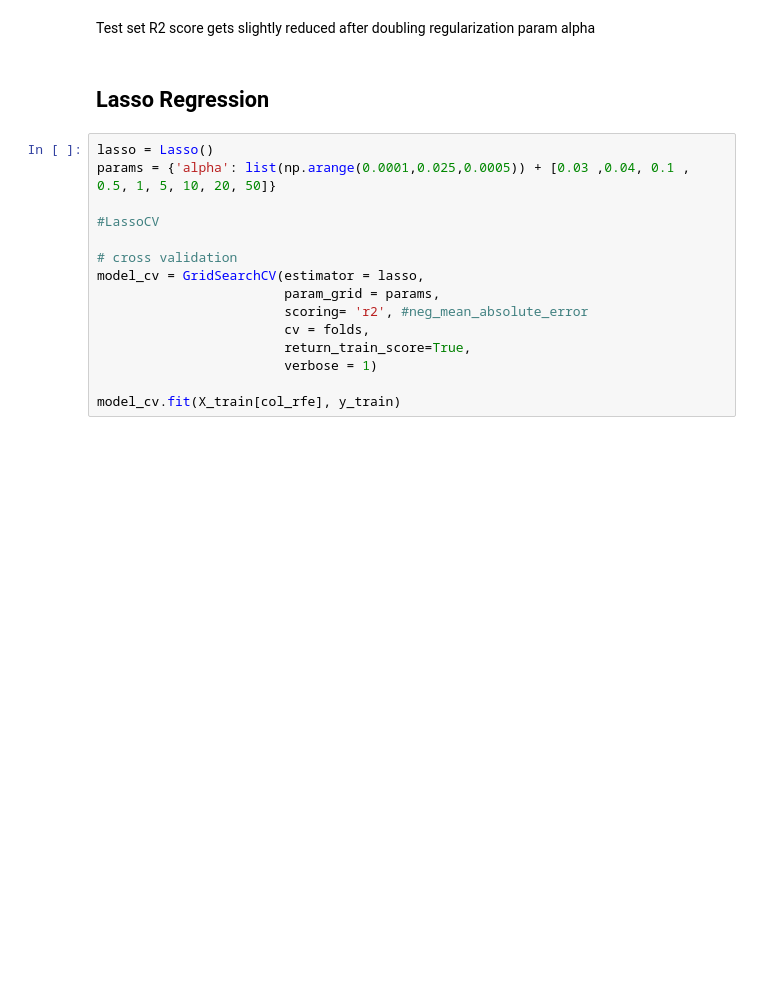
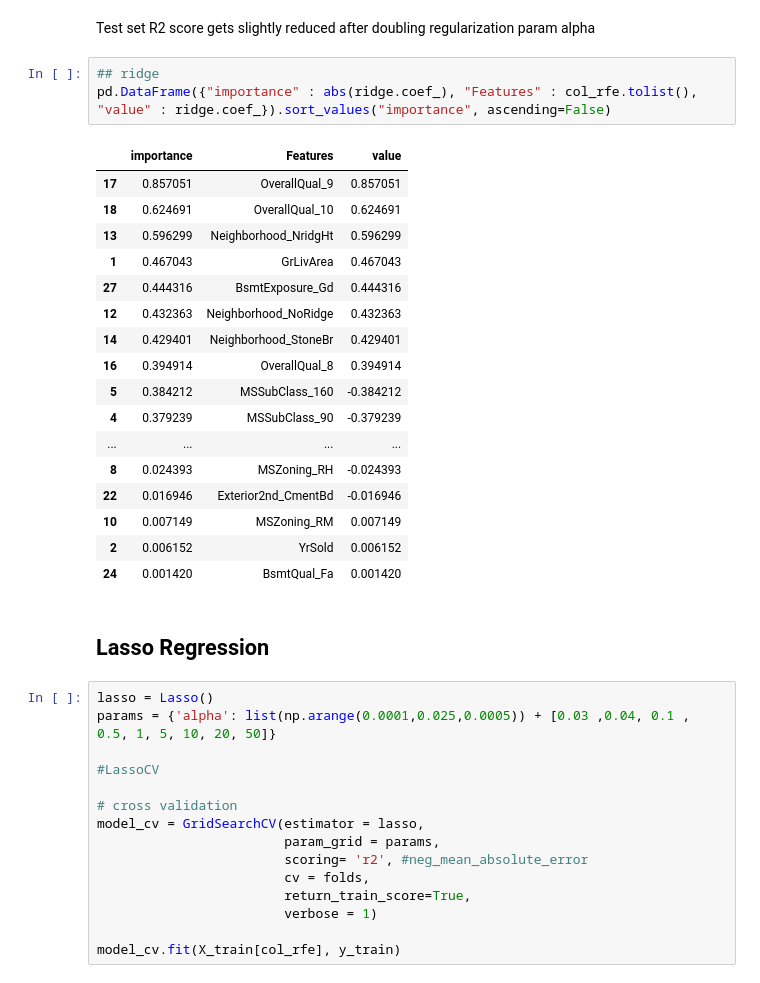
Before and after one commit to hammad7/ms, a Jupyter notebook: Housing_Price_Prediction_Advanced_Regression.ipynb, the cells around one changed output. Cells and saved outputs as stored; diff of their text form; blank space fills up the shorter version.

```diff
--- a/Housing_Price_Prediction_Advanced_Regression.ipynb
+++ b/Housing_Price_Prediction_Advanced_Regression.ipynb
@@ -812,5 +833,26 @@ Test MSE:  0.1681886594055795
 # %% [markdown]
 Test set R2 score gets slightly reduced after doubling regularization param alpha
+# %%
+## ridge
+pd.DataFrame({"importance" : abs(ridge.coef_), "Features" : col_rfe.tolist(), "value" : ridge.coef_}).sort_values("importance", ascending=False)
+# %% [output]
+|  | importance | Features | value |
+| 17 | 0.857051 | OverallQual_9 | 0.857051 |
+| 18 | 0.624691 | OverallQual_10 | 0.624691 |
+| 13 | 0.596299 | Neighborhood_NridgHt | 0.596299 |
+| 1 | 0.467043 | GrLivArea | 0.467043 |
+| 27 | 0.444316 | BsmtExposure_Gd | 0.444316 |
+| 12 | 0.432363 | Neighborhood_NoRidge | 0.432363 |
+| 14 | 0.429401 | Neighborhood_StoneBr | 0.429401 |
+| 16 | 0.394914 | OverallQual_8 | 0.394914 |
+| 5 | 0.384212 | MSSubClass_160 | -0.384212 |
+| 4 | 0.379239 | MSSubClass_90 | -0.379239 |
+| ... | ... | ... | ... |
+| 8 | 0.024393 | MSZoning_RH | -0.024393 |
+| 22 | 0.016946 | Exterior2nd_CmentBd | -0.016946 |
+| 10 | 0.007149 | MSZoning_RM | 0.007149 |
+| 2 | 0.006152 | YrSold | 0.006152 |
+| 24 | 0.001420 | BsmtQual_Fa | 0.001420 |
 # %% [markdown]
 ## Lasso Regression
 # %%
```
Also changed, not shown: parts of 17 cells of this notebook.
